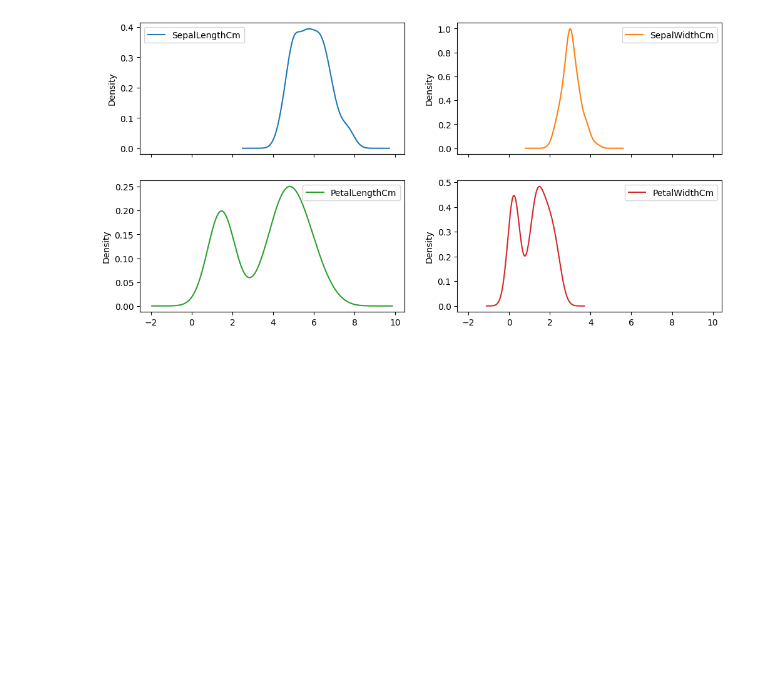
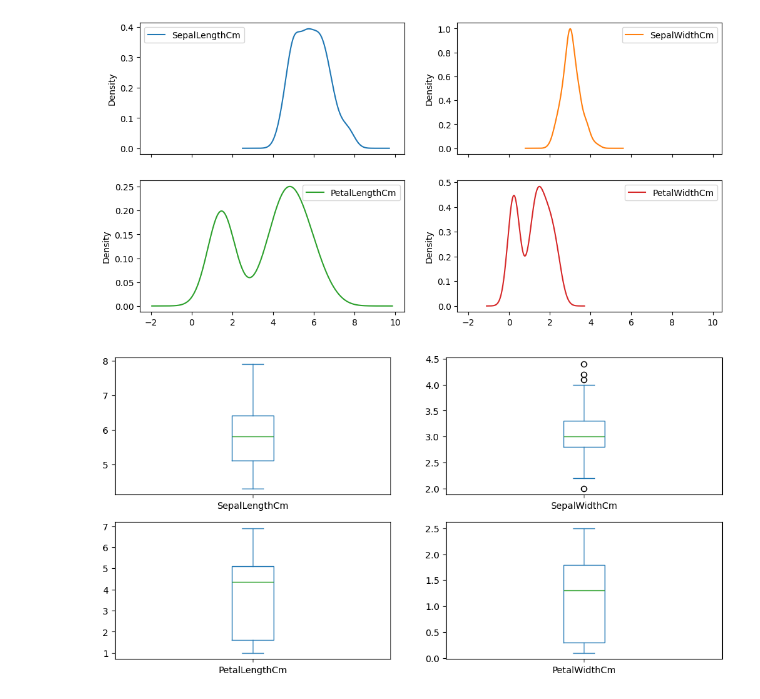
Before and after one commit to Raph4sure/-Predicting-the-species-of-iris-flowers-using-KNN-Modelling, a Jupyter notebook: code.ipynb, the cells around one changed output. Saved outputs shown, nothing was run; the diff lists cells and outputs as text; code cells hidden in the pictures; blank space fills up the shorter version.

```diff
--- a/code.ipynb
+++ b/code.ipynb
@@ -45,3 +47,10 @@ df.plot(kind='kde', subplots=True, layout=(2,2), figsize=(12,6))
 plt.show()
 # %% [output]
 [figure]
+# %%
+# Identifying outliers in each variable
+
+df.plot(kind='box', subplots=True, layout=(2,2), figsize=(12,6))
+plt.show()
+# %% [output]
+[figure, added]
```
Also changed, not shown: parts of 8 cells of this notebook.
